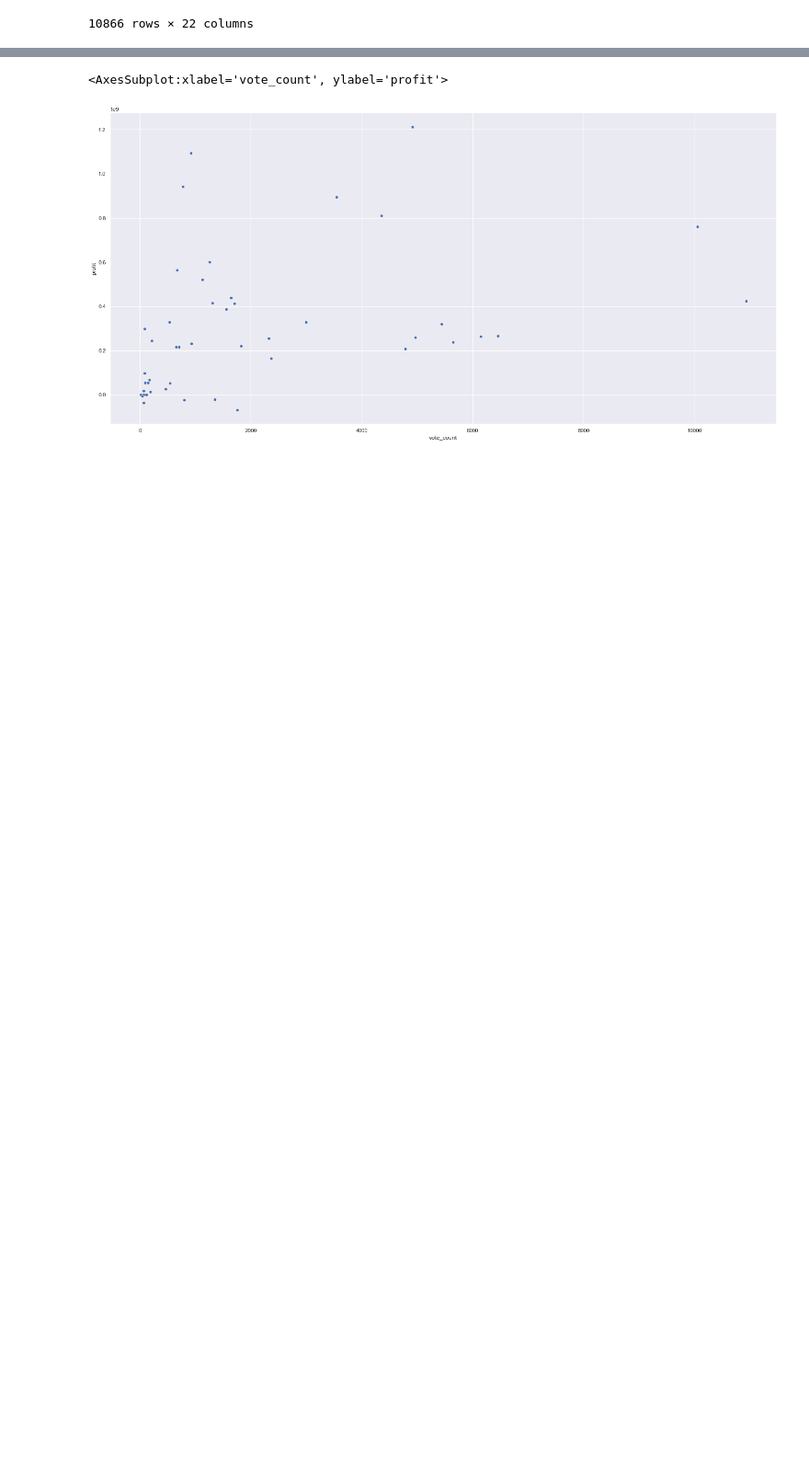
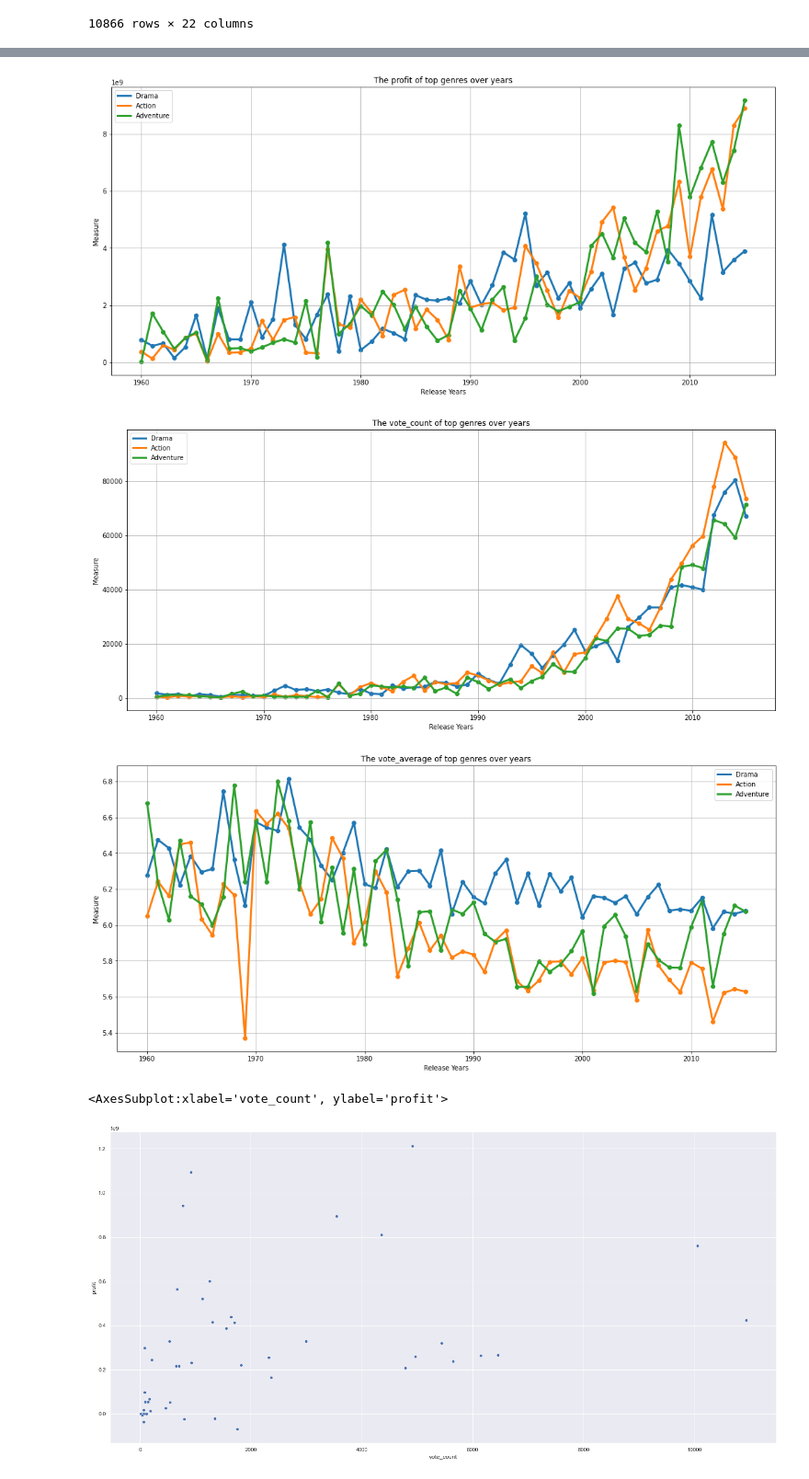
Before and after one commit to mina-f-beshay/ADAND-EgFWD-Udacity, a Jupyter notebook: Project 1 - Investigate Data/Jupyter Notebooks/TMDB Data Analysis - Project 1 .ipynb, the cells around one changed output, grey strips where cells are left out. Shown at 92% size. Cells and saved outputs as stored; diff of their text form; code cells hidden in the pictures; blank space fills up the shorter version.

Commit message:
Adding Trend Lines Analysis

```diff
--- a/Project 1 - Investigate Data/Jupyter Notebooks/TMDB Data Analysis - Project 1 .ipynb
+++ b/Project 1 - Investigate Data/Jupyter Notebooks/TMDB Data Analysis - Project 1 .ipynb
@@ -202,9 +256,0 @@ df.sort_values(by='popularity', ascending=False)
-# %%
-fig, axes = plt.subplots(2, 1, figsize=(30, 15))
-
-df_aggregated = df.loc[:  , ['release_year','genres','vote_count', 'vote_average', 'profit']].groupby(as_index= False, by=['release_year','genres']).agg({'vote_count': 'sum', 'vote_average': 'mean', 'profit': 'sum'}).sort_values(by=['release_year','profit'], ascending=[True, False], ignore_index=True)
-sb.barplot(ax= axes[0], color='blue', x='genres', y='profit',data=df_aggregated.groupby(by=['genres'], as_index= False)['profit'].sum().sort_values(by='profit', ascending=False))
-plt.xticks(rotation=90);
-
-sb.barplot(ax= axes[1], color='green', x='genres', y='vote_average',data=df_aggregated.groupby(by=['genres'], as_index= False)['vote_average'].mean().sort_values(by='vote_average', ascending=False))
-plt.xticks(rotation=90);
@@ -219,0 +257,6 @@ plt.xticks(rotation=0);
+# %%
+genre_summary = genre_df.loc[:  , ['release_year','genres','vote_count', 'vote_average', 'profit']].groupby(as_index= False, by=['release_year','genres']).agg({'vote_count': 'sum', 'vote_average': 'mean', 'profit': 'sum'}).sort_values(by=['release_year','profit'], ascending=[True, False], ignore_index=True)
+
+
+genre_summary.duplicated().sum()
+genre_summary.loc[:, ['release_year', 'genres']].duplicated().sum()
@@ -220,3 +305,37 @@ plt.xticks(rotation=0);
+# %%
+def get_top_genres (measure):
+    return genre_summary.groupby('genres', as_index=False)[measure].sum().sort_values(by=measure, ascending=False, ignore_index= True)['genres'][0:3].tolist()
+
+
+
+def trend_lines (measure, genres_list=None):
+    color= {'C0', 'C1', 'C2', 'C3', 'C4', 'C5'}
+    top_genres  = get_top_genres(measure) if genres_list is None else genres_list
+    df = genre_summary[genre_summary['genres'].str.contains ('|'.join(top_genres))]
+    all_genres= df['genres'].unique().tolist()
+
+    fig, ax = plt.subplots(figsize=(18,8))
+    for i in all_genres:
+        x = df[df['genres'].str.contains(i)] ['release_year'].tolist()
+        y = df[df['genres'].str.contains(i)][measure].tolist()
+        plt.scatter(x, y)
+        plt.plot(x,y, label= i, linewidth=3)
+
+    plt.title("The {} of top genres over years".format( measure))
+    plt.ylabel("Measure")
+    plt.xlabel("Release Years")
+    plt.legend()
+    plt.grid()
+    plt.xticks(rotation = 0)
+    plt.show()
+# %%
+trend_lines('profit')
+trend_lines('vote_count', get_top_genres('profit'))
+trend_lines('vote_average', get_top_genres('profit'))
+# %% [output]
+[figure, added]
+[figure, added]
+[figure, added]
 # %%
 sb.scatterplot(data=df_aggregated[df_aggregated['genres'] == 'Drama'], x='vote_count', y='profit')
 # %% [output]
```
Also changed, not shown: parts of 26 cells of this notebook.
